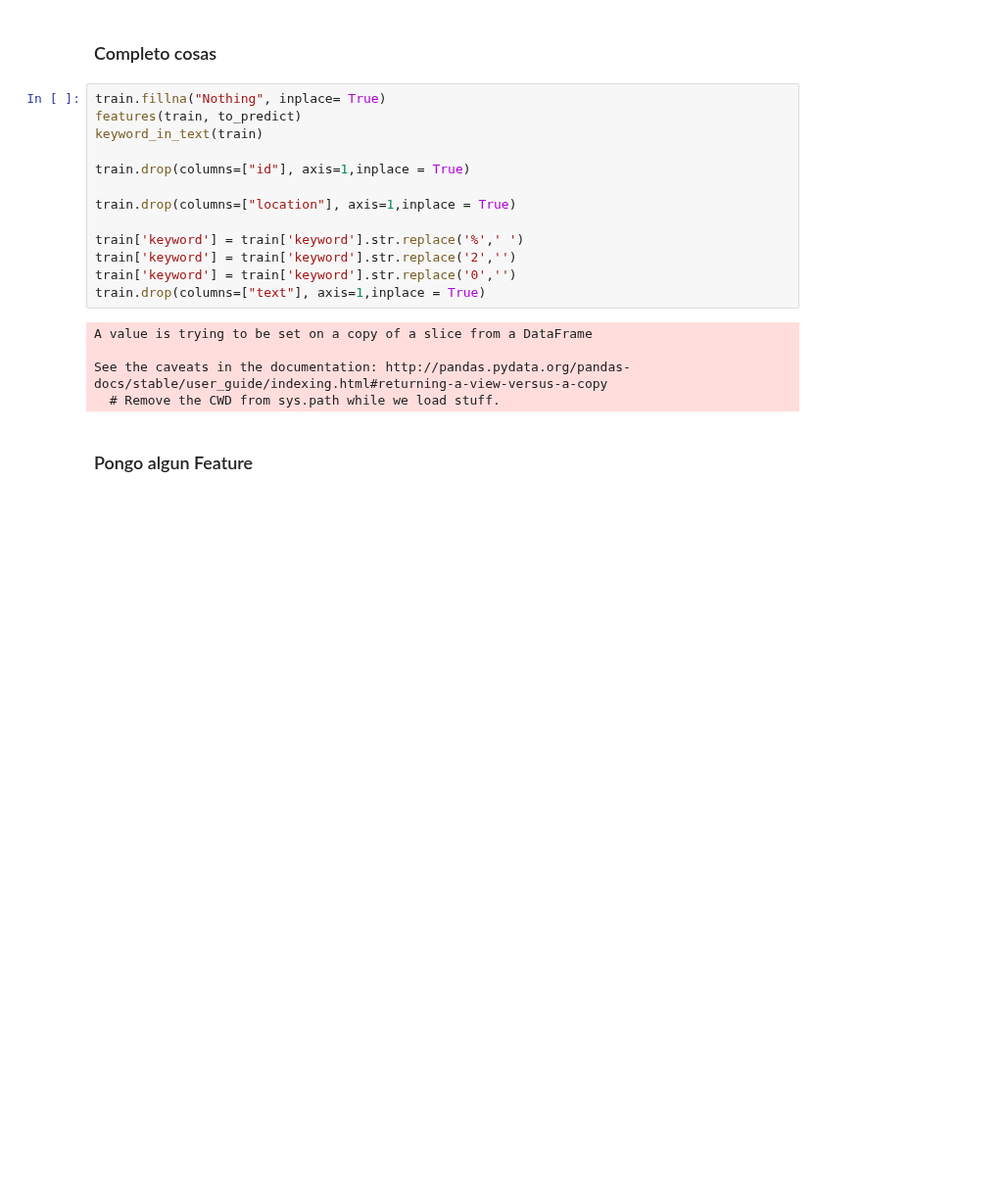
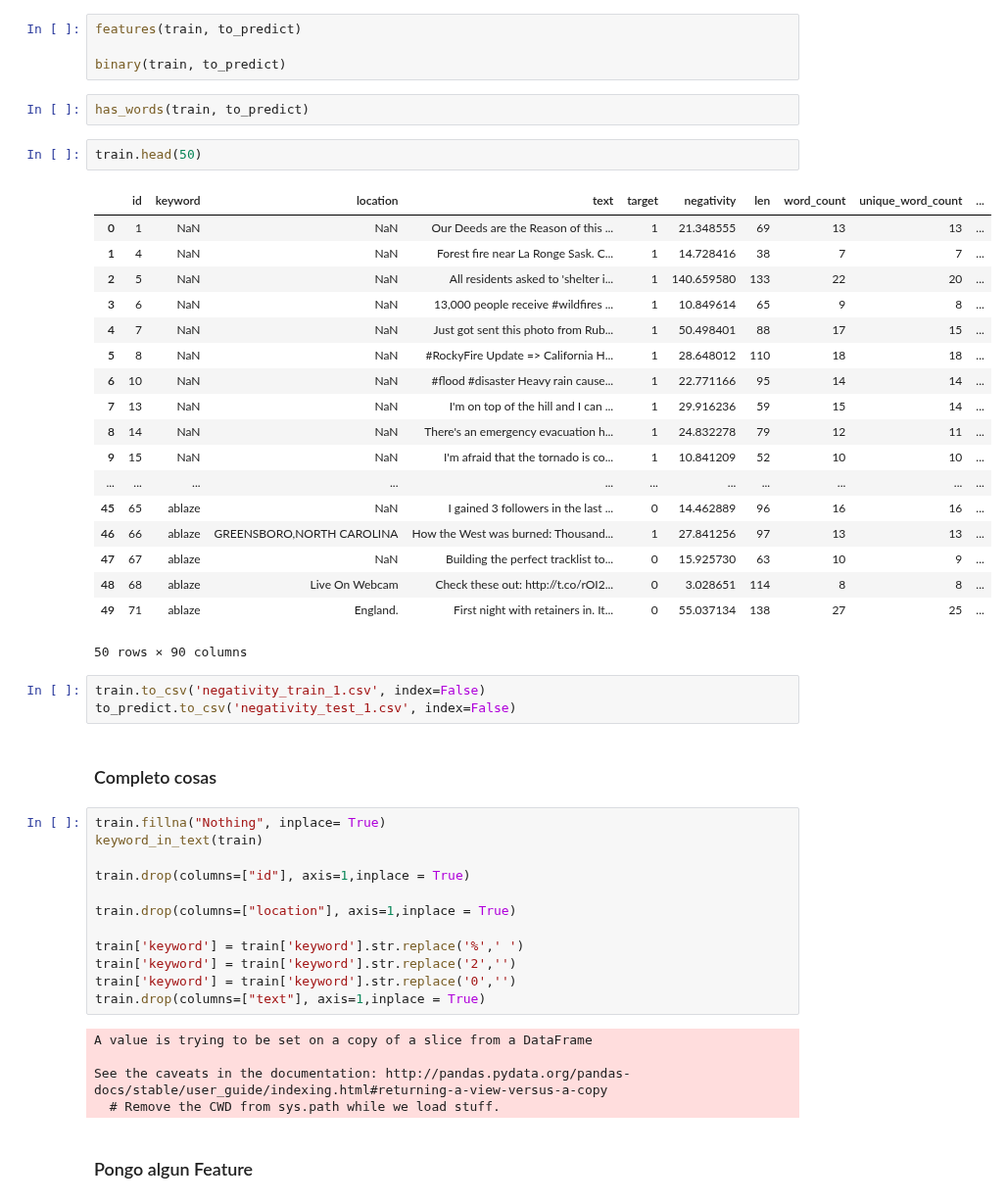
Before and after one commit to axelmpm/TP1_DATOS_1C_2020, a Jupyter notebook: TP2/Cristian/KNN.ipynb, the cells around one changed output. Shown at 98% size. Cells and saved outputs as stored; diff of their text form; blank space fills up the shorter version.

```diff
--- a/TP2/Cristian/KNN.ipynb
+++ b/TP2/Cristian/KNN.ipynb
@@ -42,8 +79,37 @@ to_predict = pd.read_csv("../Data/test.csv")
+# %%
+features(train, to_predict)
+
+binary(train, to_predict)
+# %%
+has_words(train, to_predict)
+# %%
+train.head(50)
+# %% [output]
+|  | id | keyword | location | text | target | negativity | len | word_count | unique_word_count | ... |
+| 0 | 1 | NaN | NaN | Our Deeds are the Reason of this ... | 1 | 21.348555 | 69 | 13 | 13 | ... |
+| 1 | 4 | NaN | NaN | Forest fire near La Ronge Sask. C... | 1 | 14.728416 | 38 | 7 | 7 | ... |
+| 2 | 5 | NaN | NaN | All residents asked to 'shelter i... | 1 | 140.659580 | 133 | 22 | 20 | ... |
+| 3 | 6 | NaN | NaN | 13,000 people receive #wildfires ... | 1 | 10.849614 | 65 | 9 | 8 | ... |
+| 4 | 7 | NaN | NaN | Just got sent this photo from Rub... | 1 | 50.498401 | 88 | 17 | 15 | ... |
+| 5 | 8 | NaN | NaN | #RockyFire Update => California H... | 1 | 28.648012 | 110 | 18 | 18 | ... |
+| 6 | 10 | NaN | NaN | #flood #disaster Heavy rain cause... | 1 | 22.771166 | 95 | 14 | 14 | ... |
+| 7 | 13 | NaN | NaN | I'm on top of the hill and I can ... | 1 | 29.916236 | 59 | 15 | 14 | ... |
+| 8 | 14 | NaN | NaN | There's an emergency evacuation h... | 1 | 24.832278 | 79 | 12 | 11 | ... |
+| 9 | 15 | NaN | NaN | I'm afraid that the tornado is co... | 1 | 10.841209 | 52 | 10 | 10 | ... |
+| ... | ... | ... | ... | ... | ... | ... | ... | ... | ... | ... |
+| 45 | 65 | ablaze | NaN | I gained 3 followers in the last ... | 0 | 14.462889 | 96 | 16 | 16 | ... |
+| 46 | 66 | ablaze | GREENSBORO,NORTH CAROLINA | How the West was burned: Thousand... | 1 | 27.841256 | 97 | 13 | 13 | ... |
+| 47 | 67 | ablaze | NaN | Building the perfect tracklist to... | 0 | 15.925730 | 63 | 10 | 9 | ... |
+| 48 | 68 | ablaze | Live On Webcam | Check these out: http://t.co/rOI2... | 0 | 3.028651 | 114 | 8 | 8 | ... |
+| 49 | 71 | ablaze | England. | First night with retainers in. It... | 0 | 55.037134 | 138 | 27 | 25 | ... |
+50 rows × 90 columns
+# %%
+train.to_csv('negativity_train_1.csv', index=False)
+to_predict.to_csv('negativity_test_1.csv', index=False)
 # %% [markdown]
 ### Completo cosas
 # %%
 train.fillna("Nothing", inplace= True)
-features(train, to_predict)
 keyword_in_text(train)
 
 train.drop(columns=["id"], axis=1,inplace = True)
```
Also changed, not shown: parts of 24 cells of this notebook, 17 other files.
